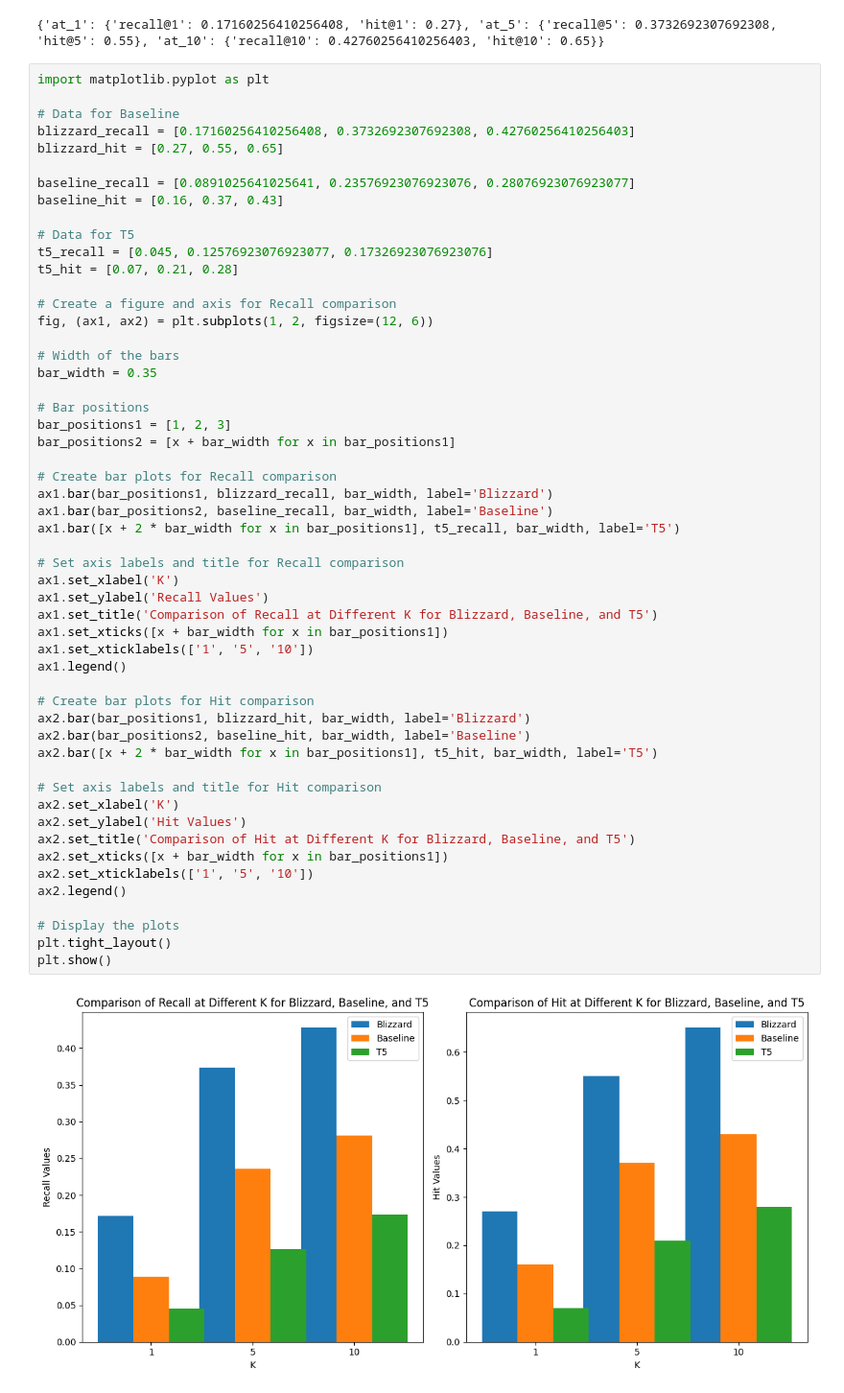
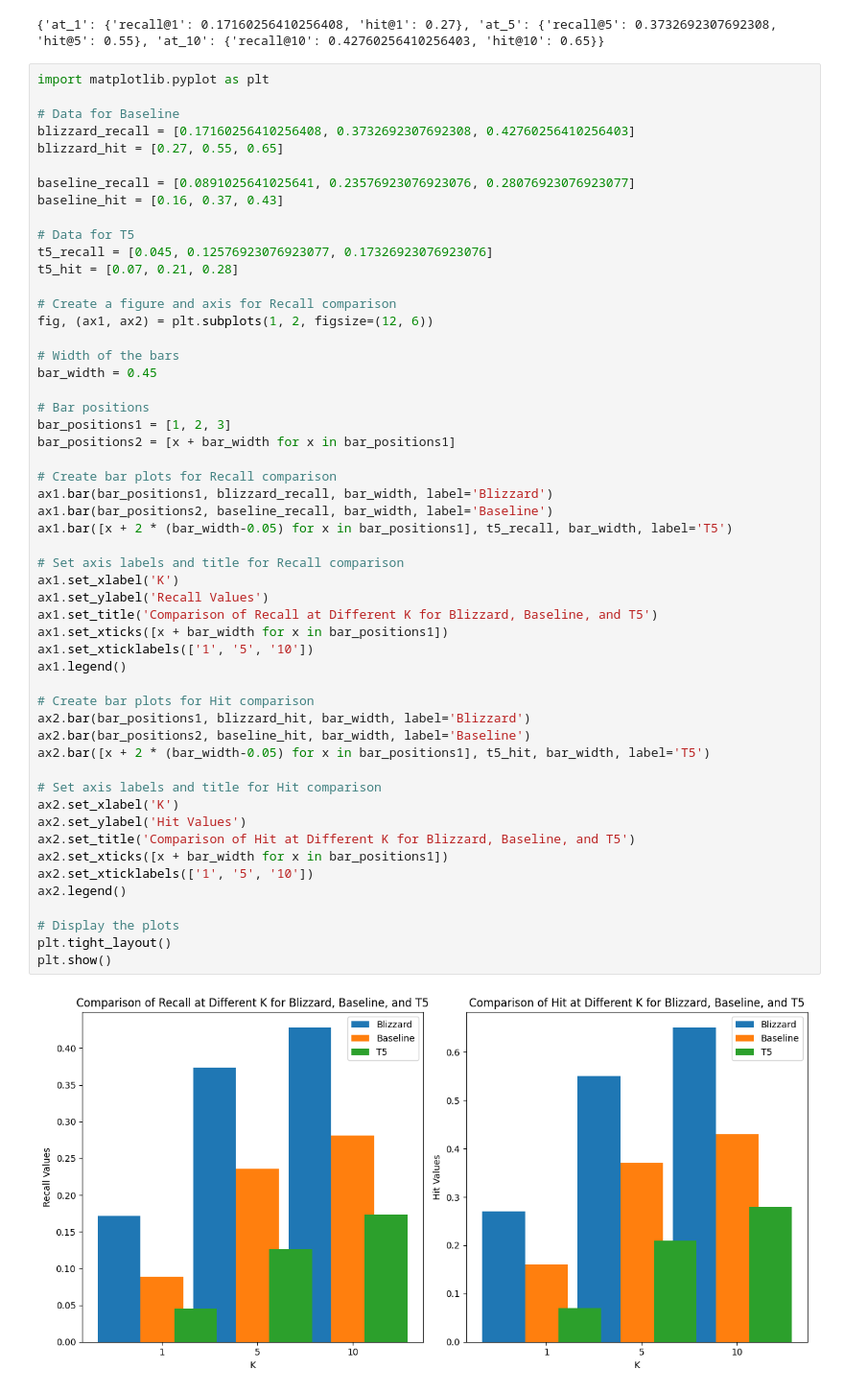
Before and after one commit to asifsamir/RecSys-QueryReformulation_T5, a Jupyter notebook: Main/Baseline_Blizzard.ipynb, the cells around one changed output. Shown: that part at 96% size. Saved outputs shown, nothing was run; the diff lists cells and outputs as text.

Commit message:
results..graphs..

```diff
--- a/Main/Baseline_Blizzard.ipynb
+++ b/Main/Baseline_Blizzard.ipynb
@@ -109,40 +109,40 @@ t5_hit = [0.07, 0.21, 0.28]
 fig, (ax1, ax2) = plt.subplots(1, 2, figsize=(12, 6))
 
 # Width of the bars
-bar_width = 0.35
+bar_width = 0.45
 
 # Bar positions
 bar_positions1 = [1, 2, 3]
 bar_positions2 = [x + bar_width for x in bar_positions1]
 
 # Create bar plots for Recall comparison
 ax1.bar(bar_positions1, blizzard_recall, bar_width, label='Blizzard')
 ax1.bar(bar_positions2, baseline_recall, bar_width, label='Baseline')
-ax1.bar([x + 2 * bar_width for x in bar_positions1], t5_recall, bar_width, label='T5')
+ax1.bar([x + 2 * (bar_width-0.05) for x in bar_positions1], t5_recall, bar_width, label='T5')
 
 # Set axis labels and title for Recall comparison
 ax1.set_xlabel('K')
 ax1.set_ylabel('Recall Values')
 ax1.set_title('Comparison of Recall at Different K for Blizzard, Baseline, and T5')
 ax1.set_xticks([x + bar_width for x in bar_positions1])
 ax1.set_xticklabels(['1', '5', '10'])
 ax1.legend()
 
 # Create bar plots for Hit comparison
 ax2.bar(bar_positions1, blizzard_hit, bar_width, label='Blizzard')
 ax2.bar(bar_positions2, baseline_hit, bar_width, label='Baseline')
-ax2.bar([x + 2 * bar_width for x in bar_positions1], t5_hit, bar_width, label='T5')
+ax2.bar([x + 2 * (bar_width-0.05) for x in bar_positions1], t5_hit, bar_width, label='T5')
 
 # Set axis labels and title for Hit comparison
 ax2.set_xlabel('K')
 ax2.set_ylabel('Hit Values')
 ax2.set_title('Comparison of Hit at Different K for Blizzard, Baseline, and T5')
 ax2.set_xticks([x + bar_width for x in bar_positions1])
 ax2.set_xticklabels(['1', '5', '10'])
 ax2.legend()
 
 # Display the plots
 plt.tight_layout()
 plt.show()
 # %% [output]
-[figure, old version]
+[figure, new version]
```
Also changed, not shown: 3 other files.
